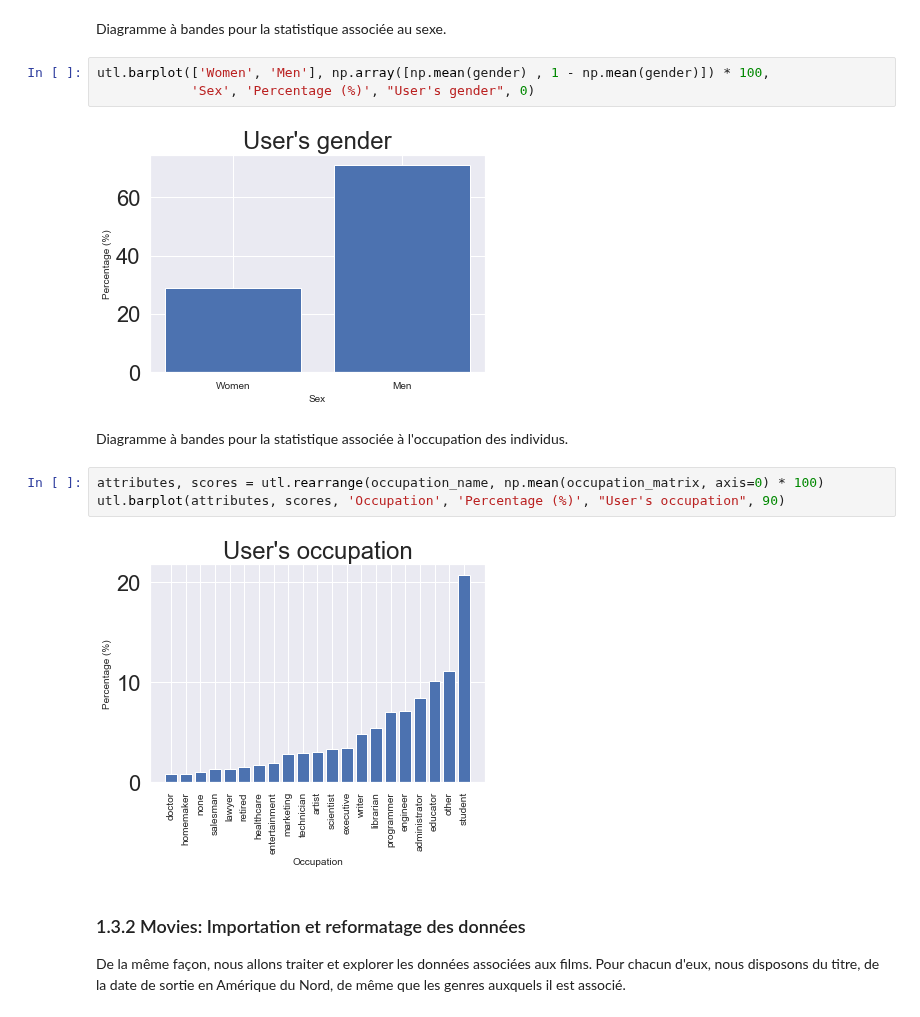
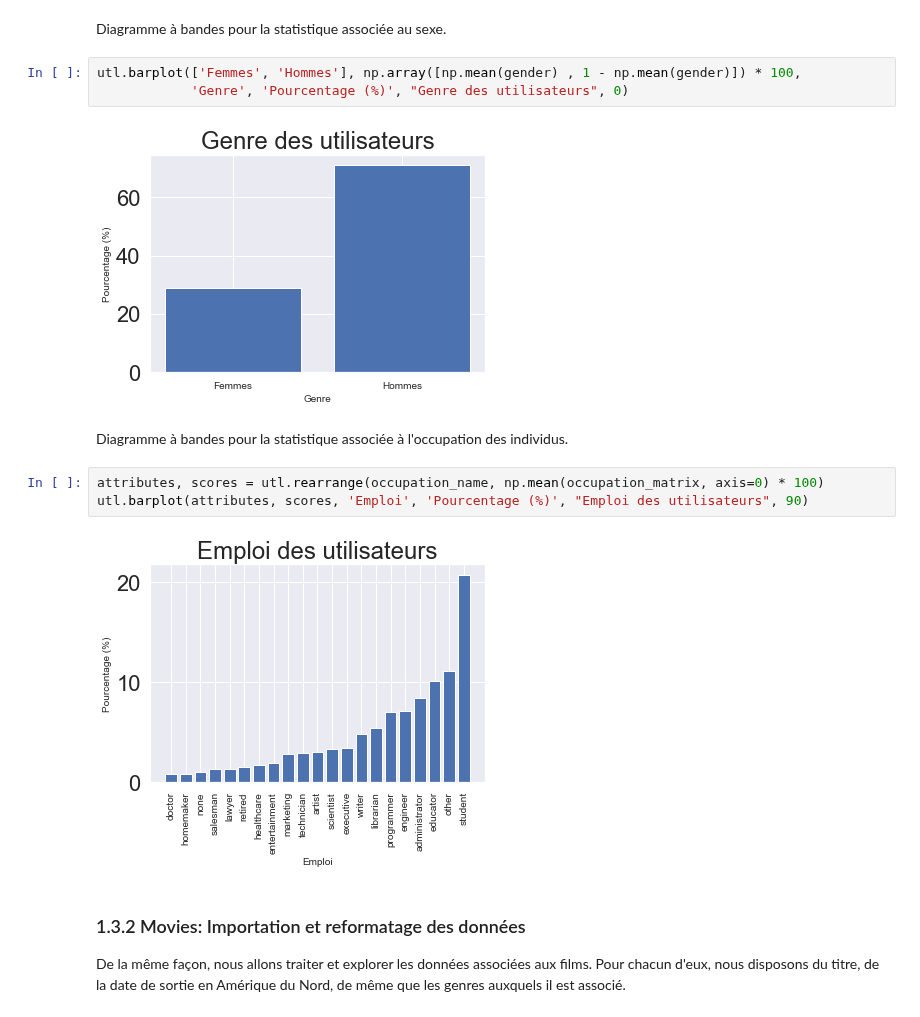
Before and after one commit to lcharlin/80-629, a Jupyter notebook: week11-RecommenderSystems/Tutoriel-FR/SRMF - Questions.ipynb, the cells around one changed output. Drawn from its saved outputs; the diff is of its cells as text.

```diff
--- a/week11-RecommenderSystems/Tutoriel-FR/SRMF - Questions.ipynb
+++ b/week11-RecommenderSystems/Tutoriel-FR/SRMF - Questions.ipynb
@@ -125,17 +126,17 @@ pd.DataFrame(users['Age'].describe()).T
 # %% [markdown]
 Diagramme à bandes pour la statistique associée au sexe.
 # %%
-utl.barplot(['Women', 'Men'], np.array([np.mean(gender) , 1 - np.mean(gender)]) * 100,
-            'Sex', 'Percentage (%)', "User's gender", 0)
+utl.barplot(['Femmes', 'Hommes'], np.array([np.mean(gender) , 1 - np.mean(gender)]) * 100,
+            'Genre', 'Pourcentage (%)', "Genre des utilisateurs", 0)
 # %% [output]
-[figure, old version]
+[figure, new version]
 # %% [markdown]
 Diagramme à bandes pour la statistique associée à l'occupation des individus.
 # %%
 attributes, scores = utl.rearrange(occupation_name, np.mean(occupation_matrix, axis=0) * 100)
-utl.barplot(attributes, scores, 'Occupation', 'Percentage (%)', "User's occupation", 90)
+utl.barplot(attributes, scores, 'Emploi', 'Pourcentage (%)', "Emploi des utilisateurs", 90)
 # %% [output]
-[figure, old version]
+[figure, new version]
 # %% [markdown]
 ### 1.3.2 Movies: Importation et reformatage des données
 
```
Also changed, not shown: parts of 11 cells of this notebook, 1 other file.
